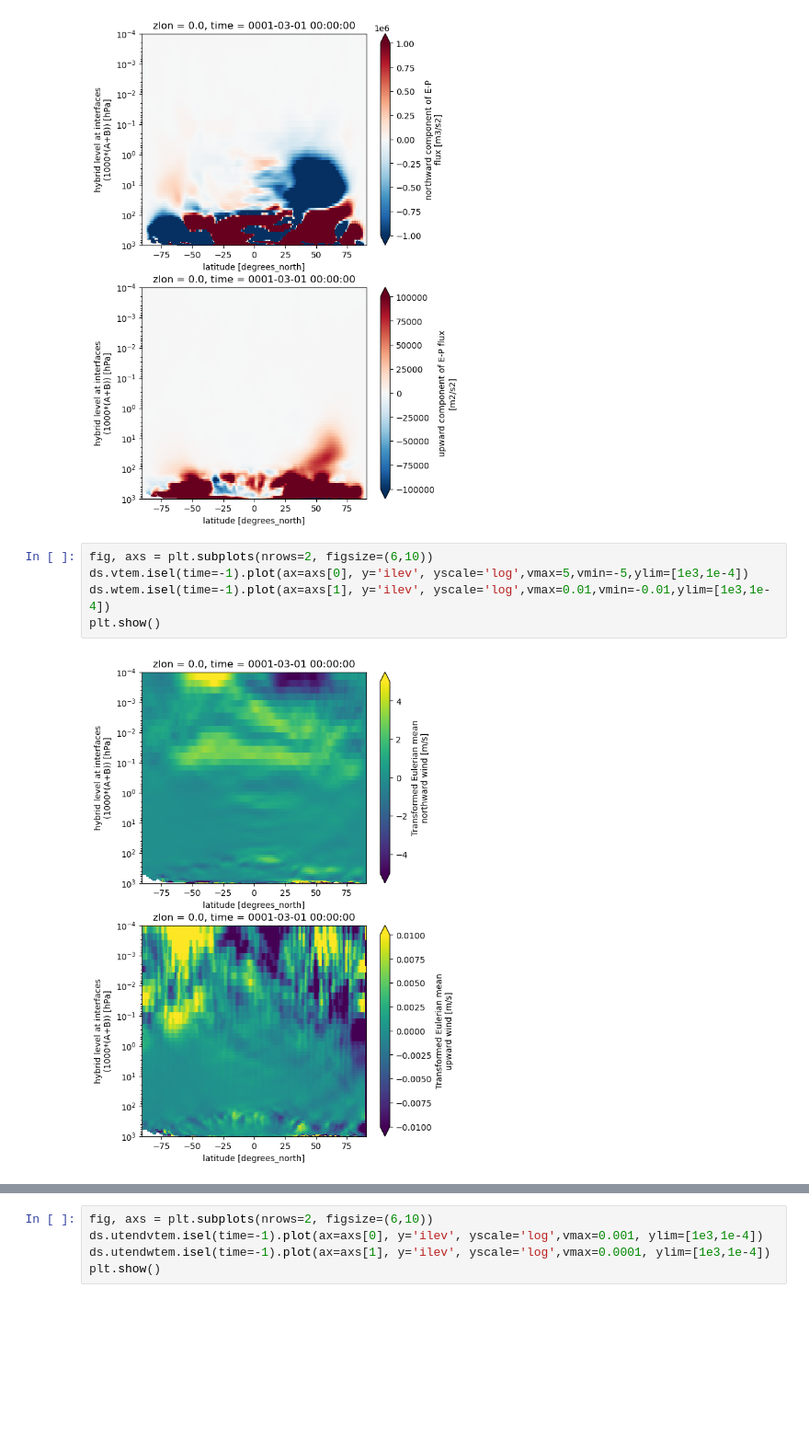
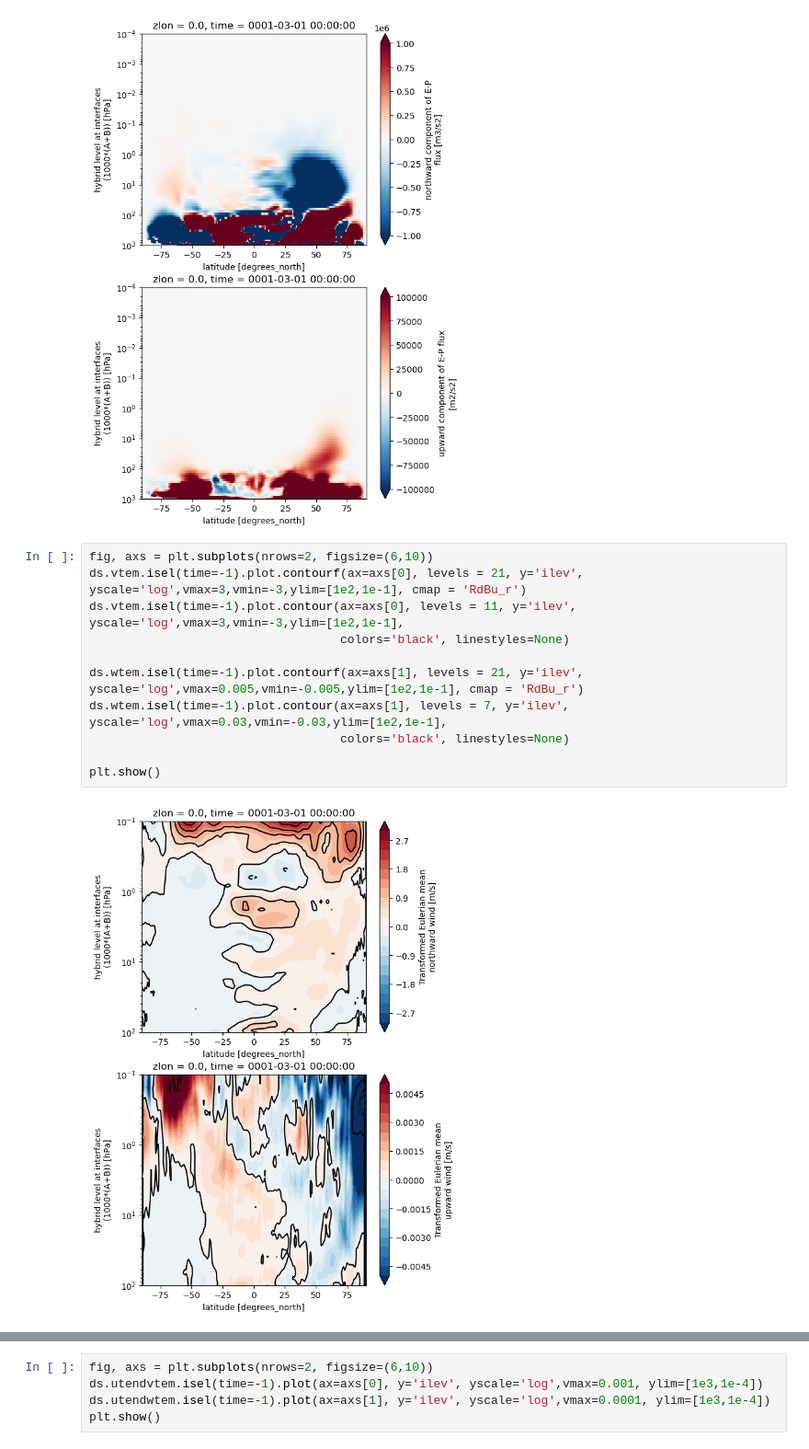
Before and after one commit to dan800/TEM4CAM, a Jupyter notebook: python/pltTEM.ipynb, the cells around one changed output, grey strips where cells are left out. Shown: that part at 92% size. Drawn from its saved outputs; the diff is of its cells as text; blank space fills up the shorter version.

```diff
--- a/python/pltTEM.ipynb
+++ b/python/pltTEM.ipynb
@@ -44,10 +44,16 @@ plt.show()
 [figure]
 # %%
 fig, axs = plt.subplots(nrows=2, figsize=(6,10))
-ds.vtem.isel(time=-1).plot(ax=axs[0], y='ilev', yscale='log',vmax=5,vmin=-5,ylim=[1e3,1e-4])
-ds.wtem.isel(time=-1).plot(ax=axs[1], y='ilev', yscale='log',vmax=0.01,vmin=-0.01,ylim=[1e3,1e-4])
+ds.vtem.isel(time=-1).plot.contourf(ax=axs[0], levels = 21, y='ilev', yscale='log',vmax=3,vmin=-3,ylim=[1e2,1e-1], cmap = 'RdBu_r')
+ds.vtem.isel(time=-1).plot.contour(ax=axs[0], levels = 11, y='ilev', yscale='log',vmax=3,vmin=-3,ylim=[1e2,1e-1],
+                                   colors='black', linestyles=None)
+
+ds.wtem.isel(time=-1).plot.contourf(ax=axs[1], levels = 21, y='ilev', yscale='log',vmax=0.005,vmin=-0.005,ylim=[1e2,1e-1], cmap = 'RdBu_r')
+ds.wtem.isel(time=-1).plot.contour(ax=axs[1], levels = 7, y='ilev', yscale='log',vmax=0.03,vmin=-0.03,ylim=[1e2,1e-1],
+                                   colors='black', linestyles=None)
+
 plt.show()
 # %% [output]
-[figure, old version]
+[figure, new version]
 # %%
 fig, axs = plt.subplots(nrows=2, figsize=(6,10))
```
Also changed, not shown: parts of 1 cell of this notebook, 3 other files.
